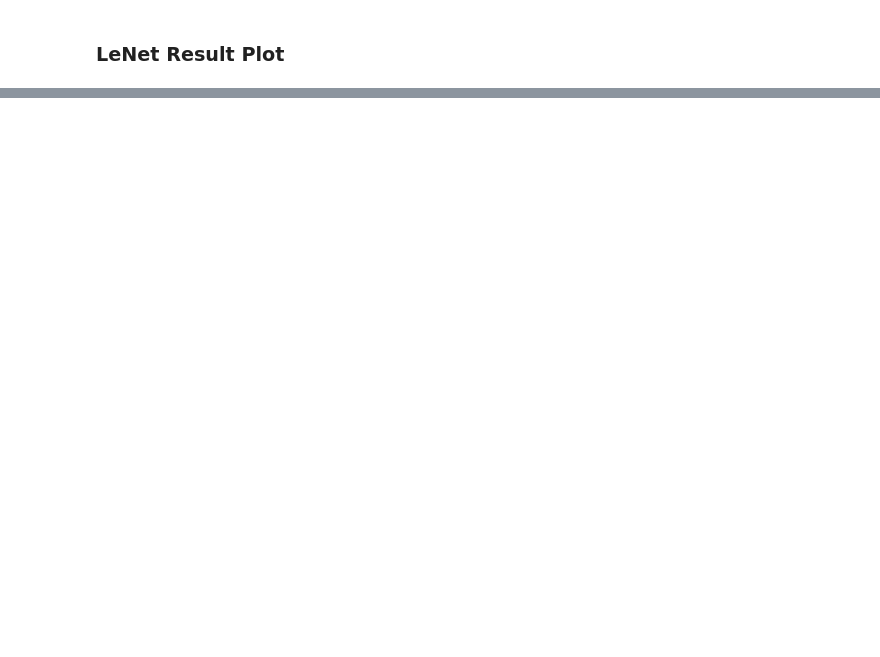
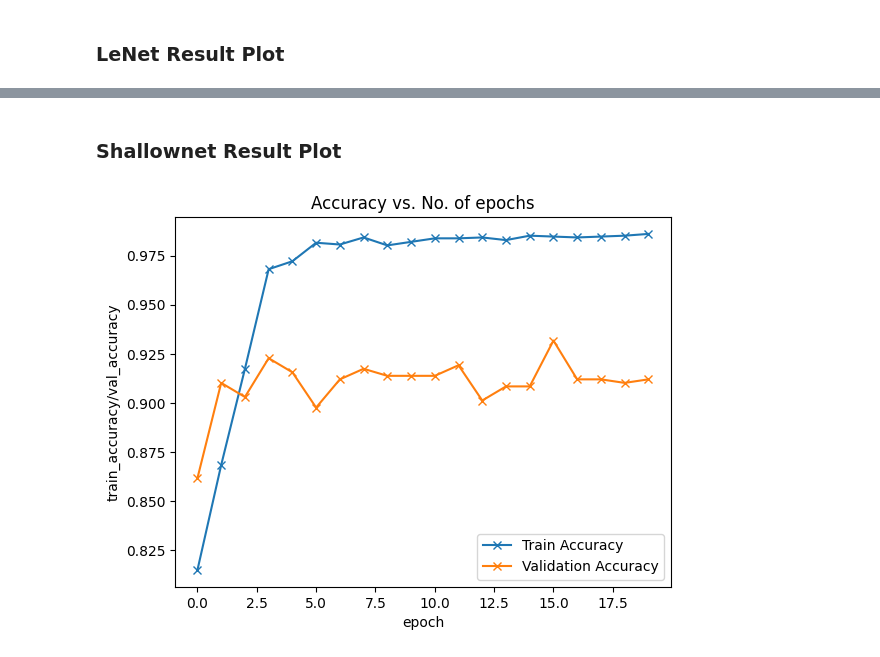
Before and after one commit to vivekpatel99/car_vs_ambulance_classification_ensemble_cnn, a Jupyter notebook: notebooks/1_ProcessingData.ipynb, the cells around one changed output, grey strips where cells are left out. Cells and saved outputs as stored; diff of their text form; code cells hidden in the pictures; blank space fills up the shorter version.

```diff
--- a/notebooks/1_ProcessingData.ipynb
+++ b/notebooks/1_ProcessingData.ipynb
@@ -467,0 +511,24 @@ Epoch 20/20
+# %%
+class ShallowNet:
+    @staticmethod
+    def build(width, height, depth):
+        # initialize the model along with the input shape to be
+        # channels last
+        input_shape = (height, width, depth)
+
+
+        # define the first and only CONV => RELU layer
+        model = Sequential(
+            [
+                Input(shape=input_shape),
+                Conv2D(32, (3, 3),
+                       padding="same",  activation='relu'),
+                Flatten(),
+                Dense(1, activation='sigmoid'),
+            ]
+        )
+        return model
+# %%
+opt = SGD(learning_rate=1e-2, weight_decay=0.01 / 40, momentum=0.9, nesterov=True)
+shallownet_model = ShallowNet.build(width=IMAGE_SIZE, height=IMAGE_SIZE, depth=3)
+shallownet_model.summary()
@@ -467,0 +551,10 @@ Epoch 20/20
+# %%
+
+shallownet_model.compile(loss="binary_crossentropy", optimizer=opt, metrics=["accuracy", "precision", "recall"])
+
+# train the network
+shallownet_model_history = shallownet_model.fit(train_dataset_prefetch,
+              validation_data=val_dataset_prefech,
+              batch_size=BATCH_SIZE,
+              epochs=20,
+              verbose=1)
@@ -467,0 +604,6 @@ Epoch 20/20
+# %% [markdown]
+### Shallownet Result Plot
+# %%
+plot_accuracies(shallownet_model_history)
+# %% [output]
+[figure, added]
```
Also changed, not shown: parts of 30 cells of this notebook.
